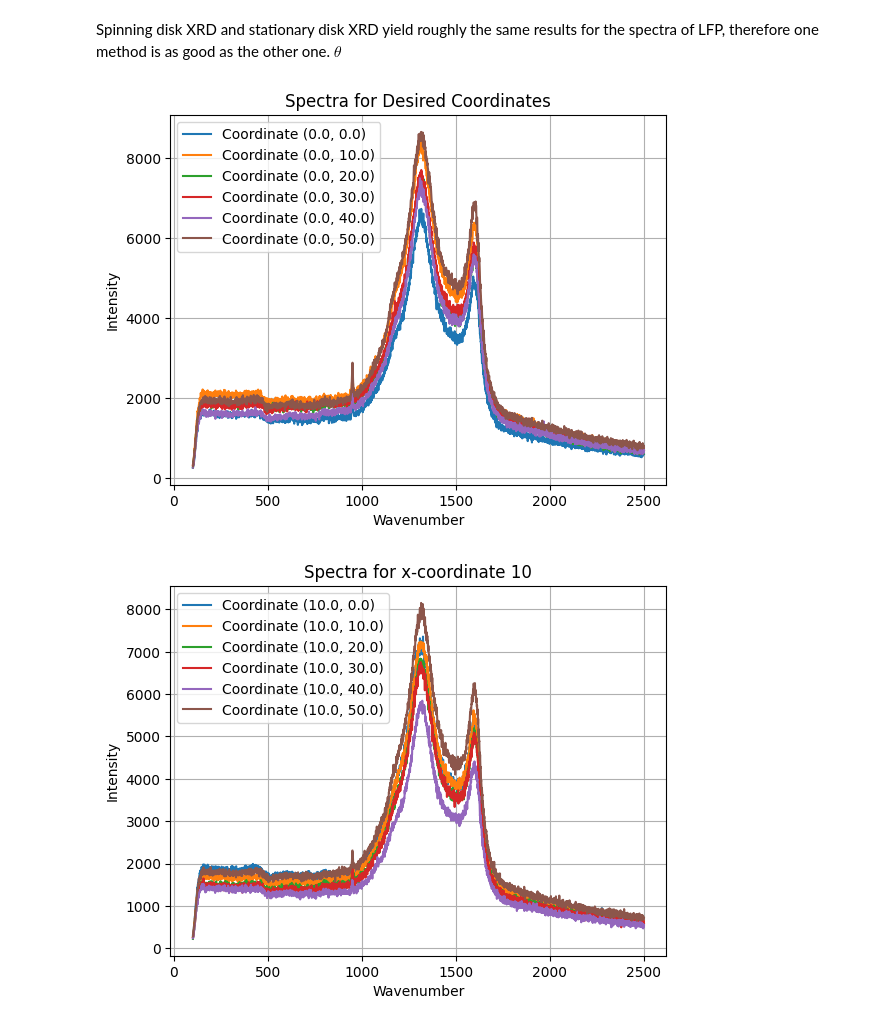
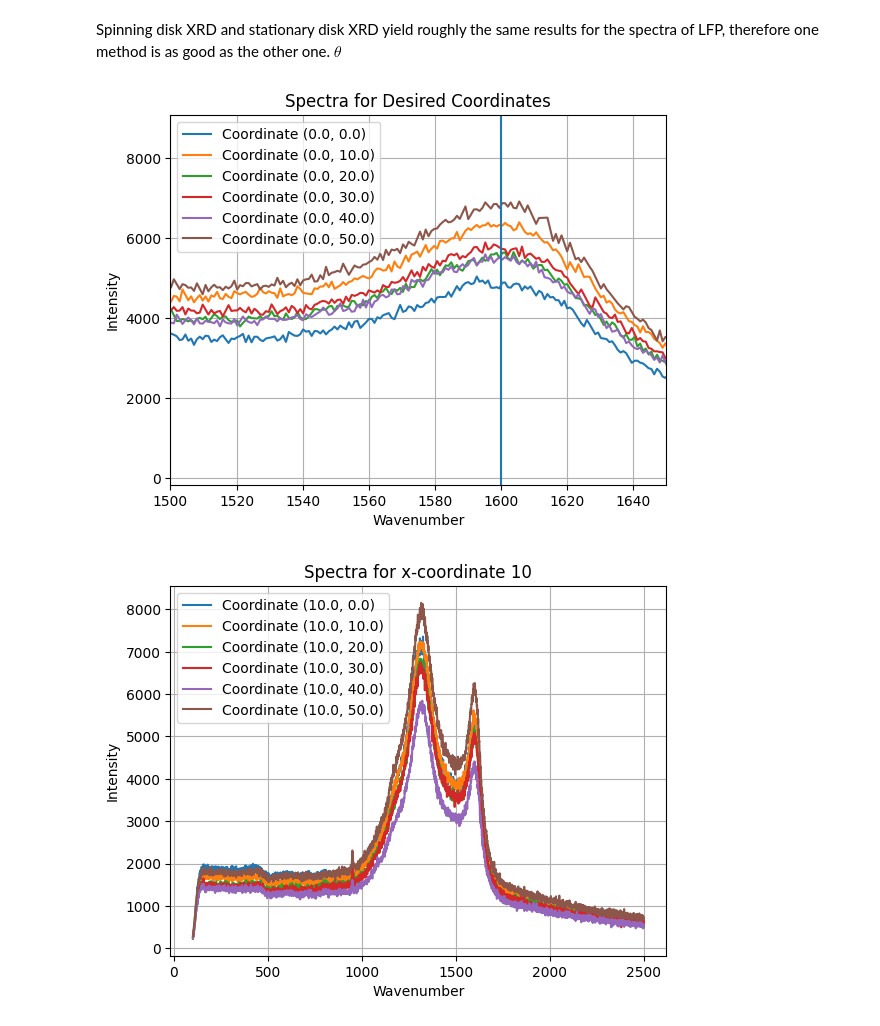
Before and after one commit to ergitooo/Dissertation, a Jupyter notebook: General Electrode and LFP.ipynb, the cells around one changed output. Saved outputs shown, nothing was run; the diff lists cells and outputs as text; code cells hidden in the pictures.

```diff
--- a/General Electrode and LFP.ipynb
+++ b/General Electrode and LFP.ipynb
@@ -588,34 +592,36 @@ data_dict = {}
 with open(file_path, 'r') as file:
     for line in file.readlines():
         x, y, wavenumber, intensity = map(float, line.split())
         coordinate = (x, y)
         if coordinate not in data_dict:
             data_dict[coordinate] = []
         data_dict[coordinate].append((wavenumber, intensity))
 
 # Step 3: Plot the data for desired coordinates
 target_coordinates = [(0, 0), (0, 10), (0, 20), (0, 30), (0, 40), (0, 50) ]
 
 for coordinate, spectra in data_dict.items():
     if coordinate not in target_coordinates:
         continue  # Skip coordinates that are not in the target list
 
     wavenumbers, intensities = zip(*spectra)
     gradient = np.gradient(intensities, wavenumbers)
     wavenumbers, intensities = np.array(wavenumbers), np.array(intensities)
     mask = np.abs(gradient) < 130
     fw = wavenumbers[mask]
     fi = intensities[mask]
     plt.plot(fw, fi, label=f'Coordinate {coordinate}')
 
+plt.axvline(x=1600)
+plt.xlim(1500,1650)
 plt.xlabel('Wavenumber')
 plt.ylabel('Intensity')
 plt.title('Spectra for Desired Coordinates')
 plt.grid()
 plt.legend()
 plt.show()
 # %% [output]
-[figure, old version]
+[figure, new version]
 # %%
 import numpy as np
 import matplotlib.pyplot as plt
```
Also changed, not shown: parts of 2 cells of this notebook, 2 other files.
